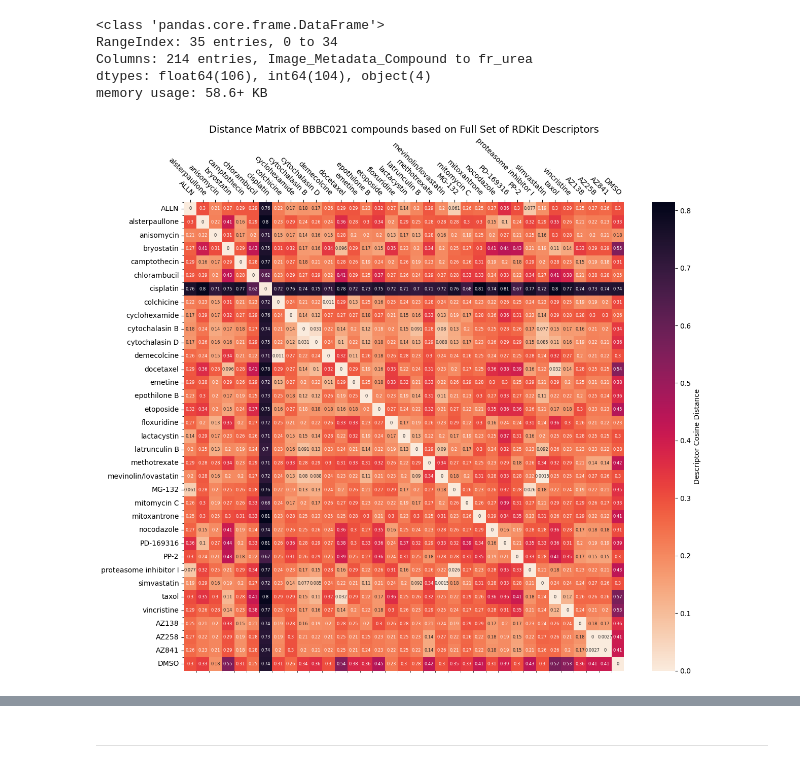
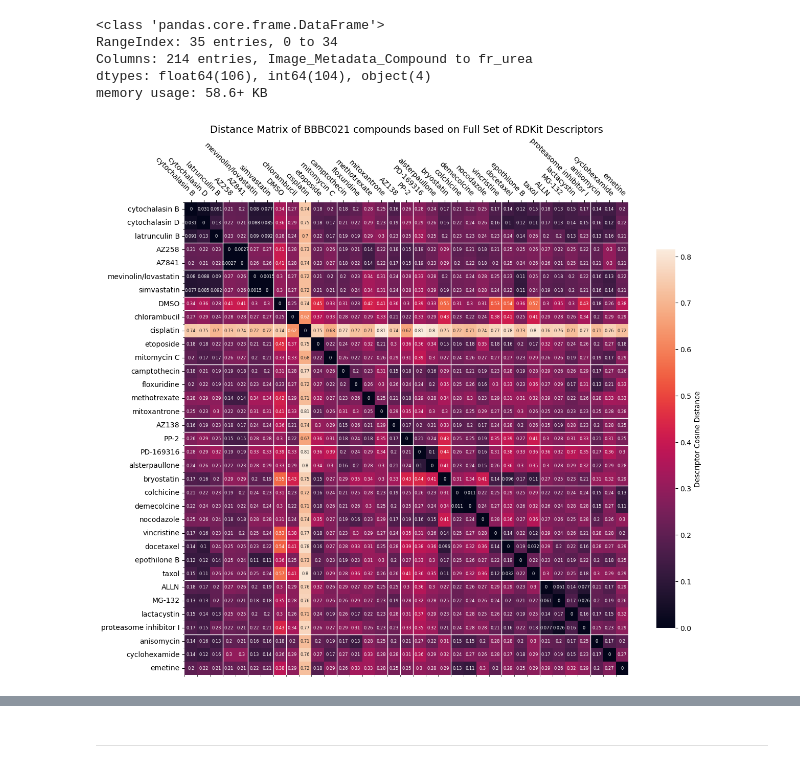
Before and after one commit to mattHG70/Cell2Structure, a Jupyter notebook: notebooks/Compound_similarity_analysis_descr.ipynb, the cells around one changed output, grey strips where cells are left out. Drawn from its saved outputs; the diff is of its cells as text; code cells hidden in the pictures.

Commit message:
update compound sim analysis, group by MoA

```diff
--- a/notebooks/Compound_similarity_analysis_descr.ipynb
+++ b/notebooks/Compound_similarity_analysis_descr.ipynb
@@ -31,6 +31,8 @@ RangeIndex: 35 entries, 0 to 34
 Columns: 214 entries, Image_Metadata_Compound to fr_urea
 dtypes: float64(106), int64(104), object(4)
 memory usage: 58.6+ KB
+# %%
+df_cmpds_original = df_cmpds_original.sort_values(["Image_Metadata_MoA", "Image_Metadata_Compound"])
 # %%
 compounds = df_cmpds_original["Image_Metadata_Compound"].to_numpy()
 descriptors = df_cmpds_original[df_cmpds_original.columns[4:]].to_numpy()
@@ -46,28 +48,43 @@ def create_descr_dist_matix(descr):
     return dist_matrix
 # %%
 distance_matrix = create_descr_dist_matix(descriptors)
+# %%
+def get_bounderies(df):
+    moa_list = df["Image_Metadata_MoA"].to_list()
+    m0 = moa_list[0]
+    bounderies = list()
+    for i, m in enumerate(df["Image_Metadata_MoA"].to_list()):
+        if m != m0:
+            bounderies.append(i)
+            m0 = m
+    return bounderies
 # %%
 fig, ax = plt.subplots(figsize=(14,12))
 
 sns.heatmap(distance_matrix,
             annot=True,
             annot_kws={"fontsize":6, "ha": "center"},
             fmt=".2g",
-            cbar_kws={'label': 'Descriptor Cosine Distance'},
-            cmap="rocket_r",
+            cbar_kws={"label": "Descriptor Cosine Distance", "shrink": 0.8},
+            # cmap="rocket_r",
             ax=ax)
 ax.set_yticks(range(len(compounds)), minor=True)
 ax.set_yticklabels(compounds)
 ax.set_xticks(range(len(compounds)), minor=True)
 ax.set_xticklabels(compounds)
 ax.tick_params(top=True, bottom=False, labeltop=True, labelbottom=False)
 ax.set_title("Distance Matrix of BBBC021 compounds based on Full Set of RDKit Descriptors", fontsize=14)
+
+for i in get_bounderies(df_cmpds_original):
+    ax.axvline(i, color="white", linewidth=1)
+    ax.axhline(i, color="white", linewidth=1)
+
 plt.setp(ax.get_xticklabels(), rotation=-45, ha="right", rotation_mode="anchor")
 plt.setp(ax.get_yticklabels(), rotation=0, ha="right", rotation_mode="anchor")
 
 plt.show()
 # %% [output]
-[figure, old version]
+[figure, new version]
 # %%
 fig.savefig(os.path.join(image_dir, "Descriptor_distance_matrix.png"))
 # %%
```
Also changed, not shown: parts of 6 cells of this notebook, 9 other files.
